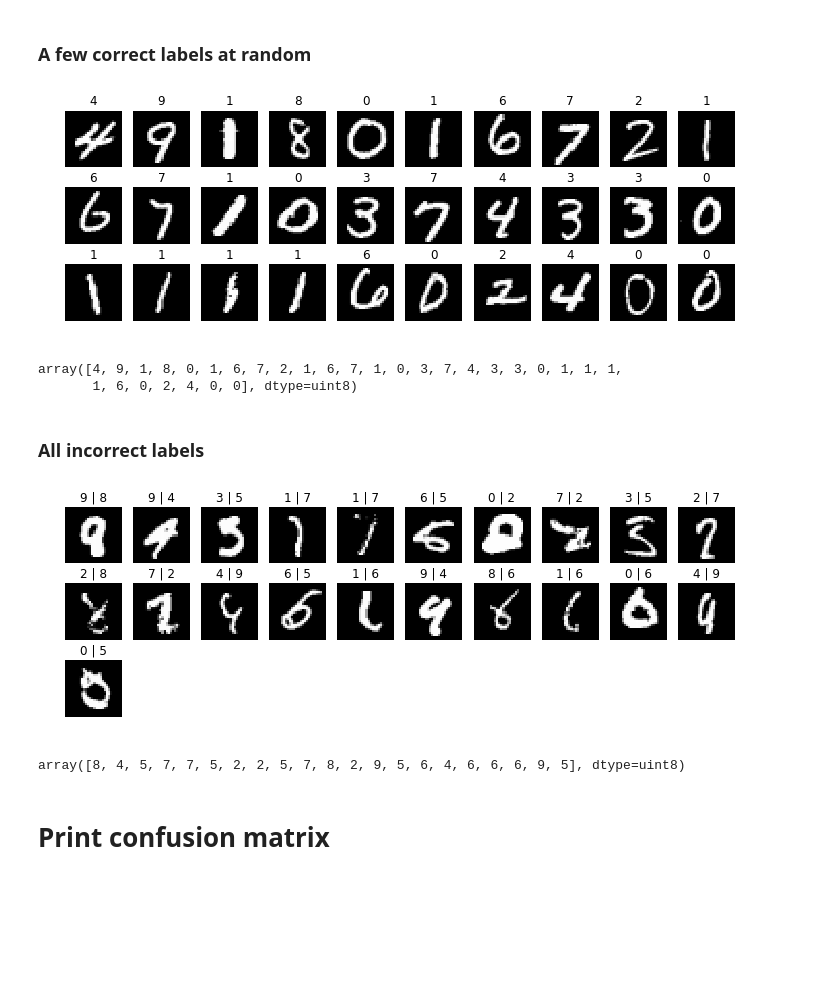
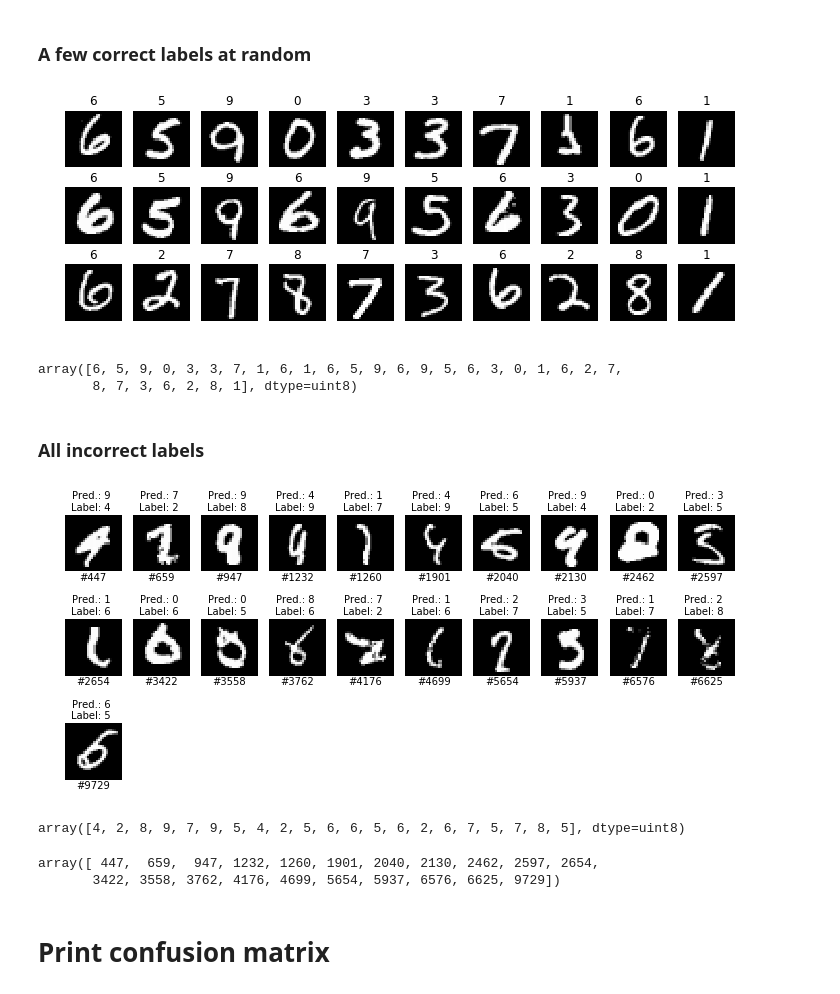
Before and after one commit to j05t/mnist, a Jupyter notebook: mnist.ipynb, the cells around one changed output. Cells and saved outputs as stored; diff of their text form; code cells hidden in the pictures; blank space fills up the shorter version.

Commit message:
use tensorflow backend, replot incorrect predictions

```diff
--- a/mnist.ipynb
+++ b/mnist.ipynb
@@ -441,13 +457,13 @@ incorrect.shape
 (21,)
 # %%
 # number of images to view
-n_view = 30
+n_view = incorrect.shape[0]
 # %%
 from numpy.random import permutation
 
 # get a random selection of correctly predicted images
-idx = permutation(correct)[:n_view]
-idx_incorrect = permutation(incorrect)[:n_view]
+idx = permutation(correct)[:30]
+idx_incorrect = incorrect[:n_view]
 # %%
 preds_correct = preds[idx]
 preds_incorrect = preds[idx_incorrect]
@@ -463,38 +479,52 @@ imgs.shape
 # %%
 f = plt.figure(figsize=(12,4))
 
-for i in range(n_view):
+for i in range(30):
     sp = f.add_subplot(3, 10, i+1)
     sp.axis('Off')
     sp.set_title(preds_correct[i])
     img = imgs[i].astype('float32')
     plt.imshow(img[0], cmap='gray')
 # %% [output]
-[figure, old version]
+[figure, new version]
 # %%
 # ground truth labels
 test_labels[idx]
 # %% [output]
-array([4, 9, 1, 8, 0, 1, 6, 7, 2, 1, 6, 7, 1, 0, 3, 7, 4, 3, 3, 0, 1, 1, 1,
-       1, 6, 0, 2, 4, 0, 0], dtype=uint8)
+array([6, 5, 9, 0, 3, 3, 7, 1, 6, 1, 6, 5, 9, 6, 9, 5, 6, 3, 0, 1, 6, 2, 7,
+       8, 7, 3, 6, 2, 8, 1], dtype=uint8)
 # %% [markdown]
 ### All incorrect labels
 # %%
 f = plt.figure(figsize=(12,4))
 
-for i in range(21): # we have only 21 incorrect predictions on the test data set
+plt.subplots_adjust(left=None, bottom=None, right=None, top=1.15,
+                wspace=None, hspace=None)
+
+for i in range(n_view):
     sp = f.add_subplot(3, 10, i+1)
     sp.axis('Off')
-    sp.set_title("{} | {}".format(preds_incorrect[i],test_labels[idx_incorrect][i]))
+    sp.text(0.8, 1.24, "Pred.: {}\nLabel: {}"
+                 .format(preds_incorrect[i],test_labels[idx_incorrect][i]),
+            horizontalalignment='right', verticalalignment='center',
+            transform=sp.transAxes)
+    plt.text(0.5, -0.1, "#{}".format(idx_incorrect[i]),
+             horizontalalignment='center', verticalalignment='center',
+             transform=sp.transAxes)
     img = imgs_incorrect[i].astype('float32')
     plt.imshow(img[0], cmap='gray')
 # %% [output]
-[figure, old version]
+[figure, new version]
 # %%
 # ground truth labels
 test_labels[idx_incorrect]
 # %% [output]
-array([8, 4, 5, 7, 7, 5, 2, 2, 5, 7, 8, 2, 9, 5, 6, 4, 6, 6, 6, 9, 5], dtype=uint8)
+array([4, 2, 8, 9, 7, 9, 5, 4, 2, 5, 6, 6, 5, 6, 2, 6, 7, 5, 7, 8, 5], dtype=uint8)
+# %%
+idx_incorrect
+# %% [output]
+array([ 447,  659,  947, 1232, 1260, 1901, 2040, 2130, 2462, 2597, 2654,
+       3422, 3558, 3762, 4176, 4699, 5654, 5937, 6576, 6625, 9729])
 # %% [markdown]
 # Print confusion matrix
 # %% [markdown]
```
Also changed, not shown: parts of 8 cells of this notebook.
